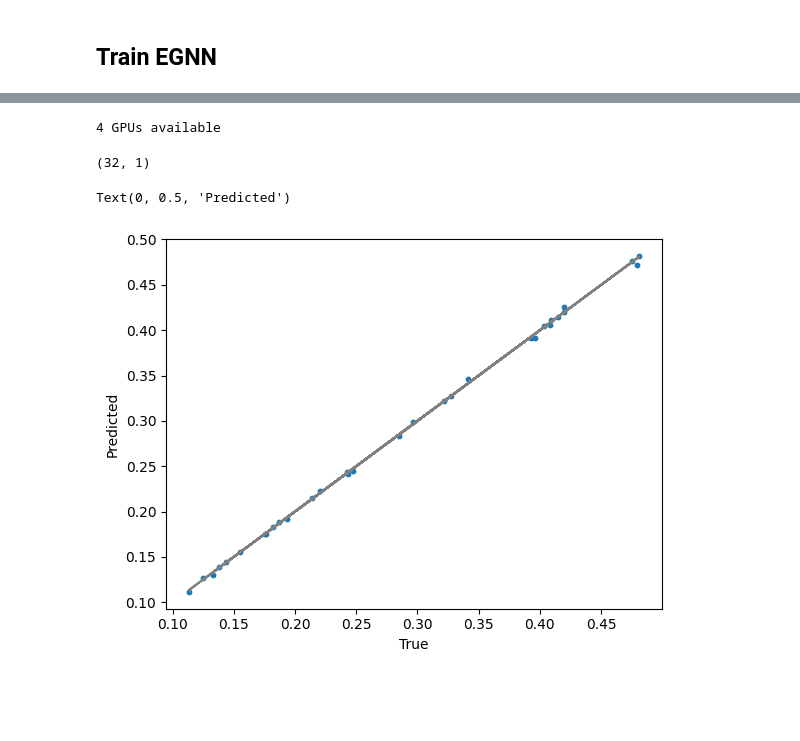
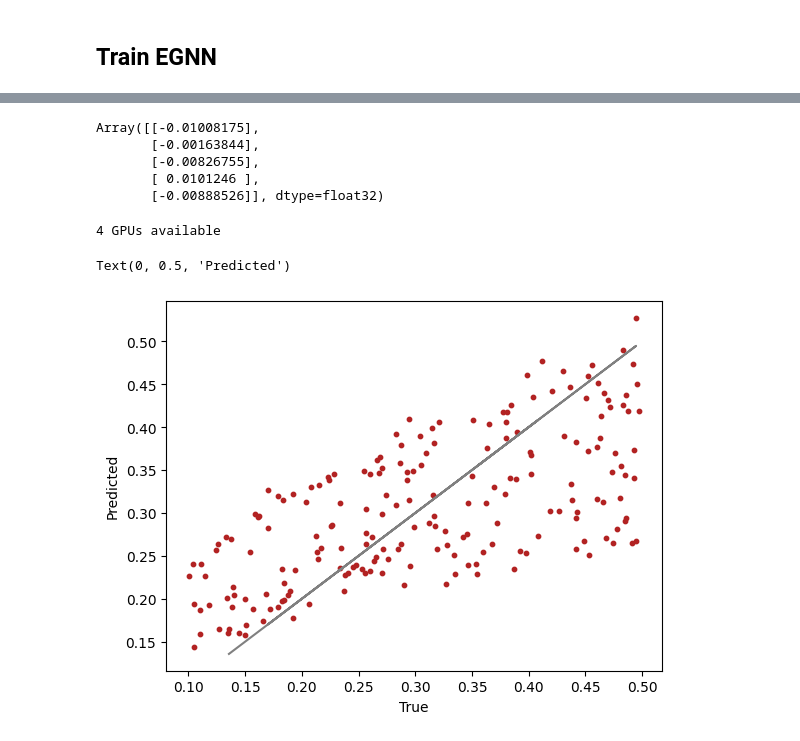
Before and after one commit to florpi/EquivariantGalaxies, a Jupyter notebook: global-prediction-multi-gpu.ipynb, the cells around one changed output, grey strips where cells are left out. Drawn from its saved outputs; the diff is of its cells as text; code cells hidden in the pictures; blank space fills up the shorter version.

```diff
--- a/global-prediction-multi-gpu.ipynb
+++ b/global-prediction-multi-gpu.ipynb
@@ -67,6 +100,6 @@ halo_pos = halos[...,:3] / 1000.
 # %%
 k = 20
-use_pbc = False
+use_pbc = True
 use_edges = False
 
 graph = build_graph(halo_pos[:5], k=k, use_pbc=use_pbc, use_edges=use_edges)
@@ -78,3 +115,11 @@ out, params = model.init_with_output(key, graph)
+# %%
+out
+# %% [output]
+Array([[-0.01008175],
+       [-0.00163844],
+       [-0.00826755],
+       [ 0.0101246 ],
+       [-0.00888526]], dtype=float32)
 # %%
 # Devices
 num_local_devices = jax.local_device_count()
@@ -83,12 +128,12 @@ print(f"{num_local_devices} GPUs available")
 4 GPUs available
 # %%
 # Define train state and replicate across devices
-tx = optax.adamw(learning_rate=1e-3, weight_decay=1e-5)
+tx = optax.adamw(learning_rate=5e-5, weight_decay=1e-5)
 state = TrainState.create(apply_fn=model.apply, params=params, tx=tx)
 pstate = replicate(state)
 # %%
 def loss_mse(pred_batch, cosmo_batch,):
-    return jnp.mean((pred_batch - cosmo_batch) ** 2)
+    return np.mean((pred_batch - cosmo_batch) ** 2)
 
 @partial(jax.pmap, axis_name="batch",)
 def train_step(state, halo_batch, cosmo_batch,):
@@ -111,14 +156,17 @@ def train_step(state, halo_batch, cosmo_batch,):
 # %%
 n_steps = 1000
 n_batch = 32
+n_train = 1600
+
+key = jax.random.PRNGKey(0)
 
 with trange(n_steps) as steps:
     for step in steps:
         key, subkey = jax.random.split(key)
         idx = jax.random.choice(key, halo_pos.shape[0], shape=(n_batch,))
 
-        # halo_batch, cosmo_batch = halo_pos[idx], omega_m[idx]
-        halo_batch, cosmo_batch = halo_pos[:n_batch], omega_m[:n_batch]  # Overfit on a small sample
+        halo_batch, cosmo_batch = halo_pos[:n_train][idx], omega_m[:n_train][idx]
+        # halo_batch, cosmo_batch = halo_pos[:n_batch], omega_m[:n_batch]  # Overfit on a small sample
 
         # Split batches across devices
         halo_batch = jax.tree_map(lambda x: np.split(x, num_local_devices, axis=0), halo_batch)
@@ -129,18 +177,23 @@ with trange(n_steps) as steps:
 
         steps.set_postfix(loss=unreplicate(metrics["loss"]))
 # %%
-n_test = n_batch
+from tqdm import tqdm
 
-graph = build_graph(halo_pos[:n_test], k=k, use_pbc=use_pbc, use_edges=use_edges)
-omega_m_pred = model.apply(unreplicate(pstate).params, graph)
-print(omega_m_pred.shape)
+n_test_batch = 10
+n_test_batches = len(halo_pos_test) // n_test_batch
 
-plt.scatter(omega_m[:n_test], omega_m_pred[:,0], s=10)
-plt.plot(omega_m[:n_test], omega_m[:n_test], color='gray')
+for i in tqdm(range(n_test_batches)):
+
+    # TODO: jit/pmap
+    graph = build_graph(halo_pos_test[i * n_test_batch:(i + 1) * n_test_batch], k=k, use_pbc=use_pbc, use_edges=use_edges)
+    omega_m_pred = jax.jit(model.apply)(unreplicate(pstate).params, graph)
+
+    plt.scatter(omega_m_test[i * n_test_batch:(i + 1) * n_test_batch], omega_m_pred[:, 0], s=10, color='firebrick')
+
+plt.plot(omega_m_test[:n_test_batch], omega_m_test[:n_test_batch], color='gray')
 
 plt.xlabel("True")
 plt.ylabel("Predicted")
 # %% [output]
-(32, 1)
+Text(0, 0.5, 'Predicted')
-Text(0, 0.5, 'Predicted')
-[figure, old version]
+[figure, new version]
```
Also changed, not shown: parts of 11 cells of this notebook, 4 other files.
